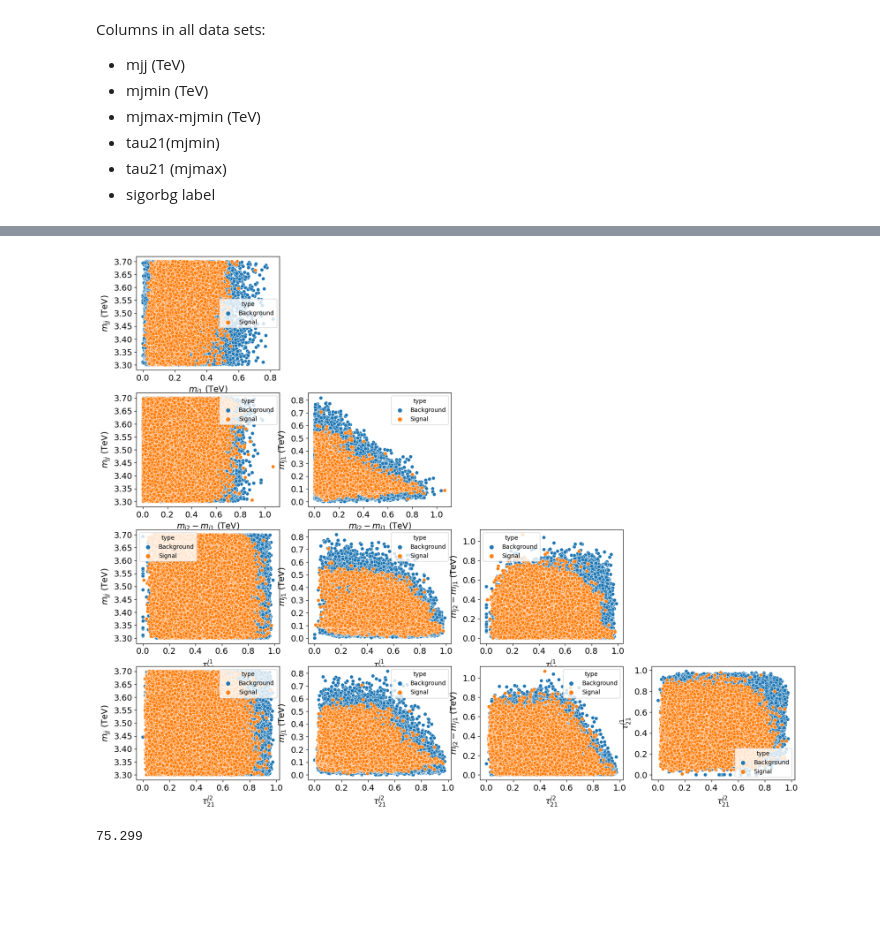
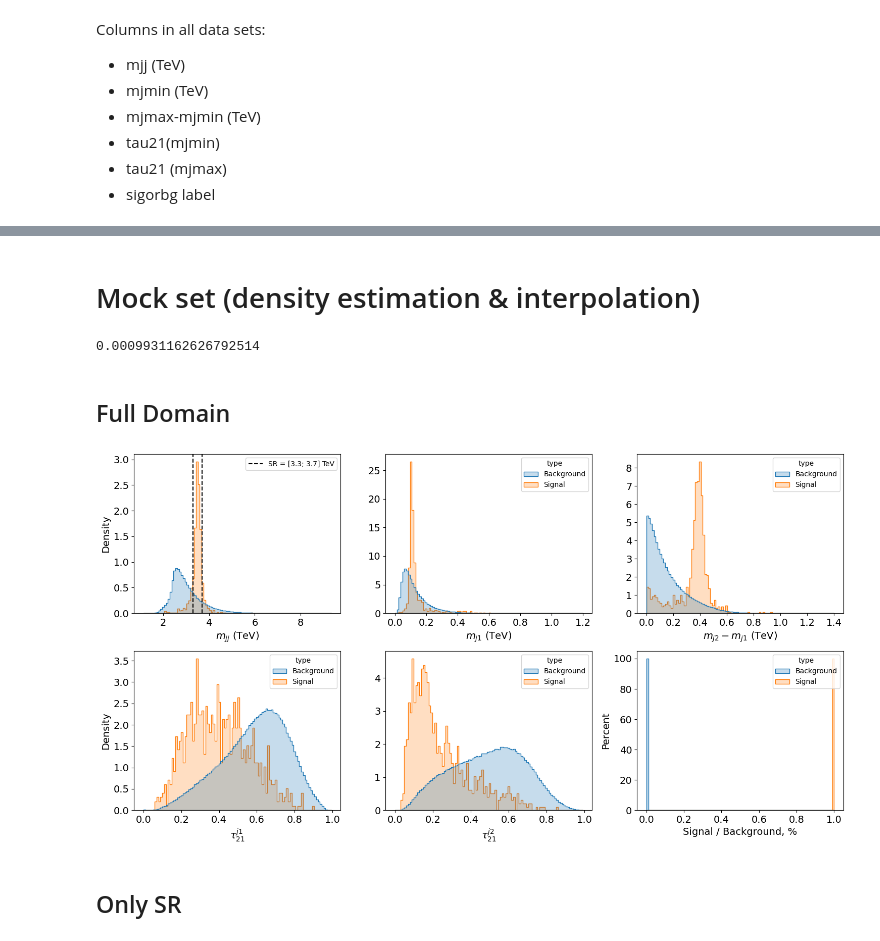
Before and after one commit to necroshine0/new_physics, a Jupyter notebook: notebooks/analytics/visual_analysis.ipynb, the cells around one changed output, grey strips where cells are left out. Cells and saved outputs as stored; diff of their text form; code cells hidden in the pictures; blank space fills up the shorter version.

```diff
--- a/notebooks/analytics/visual_analysis.ipynb
+++ b/notebooks/analytics/visual_analysis.ipynb
@@ -154,9 +164,21 @@ def feature_scatter2d(X):
-# %%
-LHCO_SR = LHCO_RD_dataset.loc[LHCO_RD_dataset['0'].between(3.3, 3.7)]
-feature_scatter2d(LHCO_SR)
-# %% [output]
-[figure, removed]
-# %%
-LHCO_SR['5'].sum() / LHCO_RD_dataset['5'].sum() * 100
-# %% [output]
-75.299
+# %% [markdown]
+# Mock set (density estimation & interpolation)
+# %%
+mock_sr_train = pd.read_csv("../../data/mock/SR_train.csv")
+mock_sr_val = pd.read_csv("../../data/mock/SR_val.csv")
+mock_sb_train = pd.read_csv("../../data/mock/SB_train.csv")
+mock_sb_val = pd.read_csv("../../data/mock/SB_val.csv")
+
+full_mock = pd.concat([mock_sr_train, mock_sr_val, mock_sb_train, mock_sb_val], axis=0)
+sr_mock = pd.concat([mock_sr_train, mock_sr_val], axis=0)
+full_mock['5'].sum() / full_mock.shape[0]
+# %% [output]
+0.0009931162626792514
+# %% [markdown]
+## Full Domain
+# %%
+feature_hists(full_mock, common_norm=False, highlight_SR=True)
+# %% [output]
+[figure, added]
+# %% [markdown]
+## Only SR
```
Also changed, not shown: parts of 34 cells of this notebook, 28 other files.
